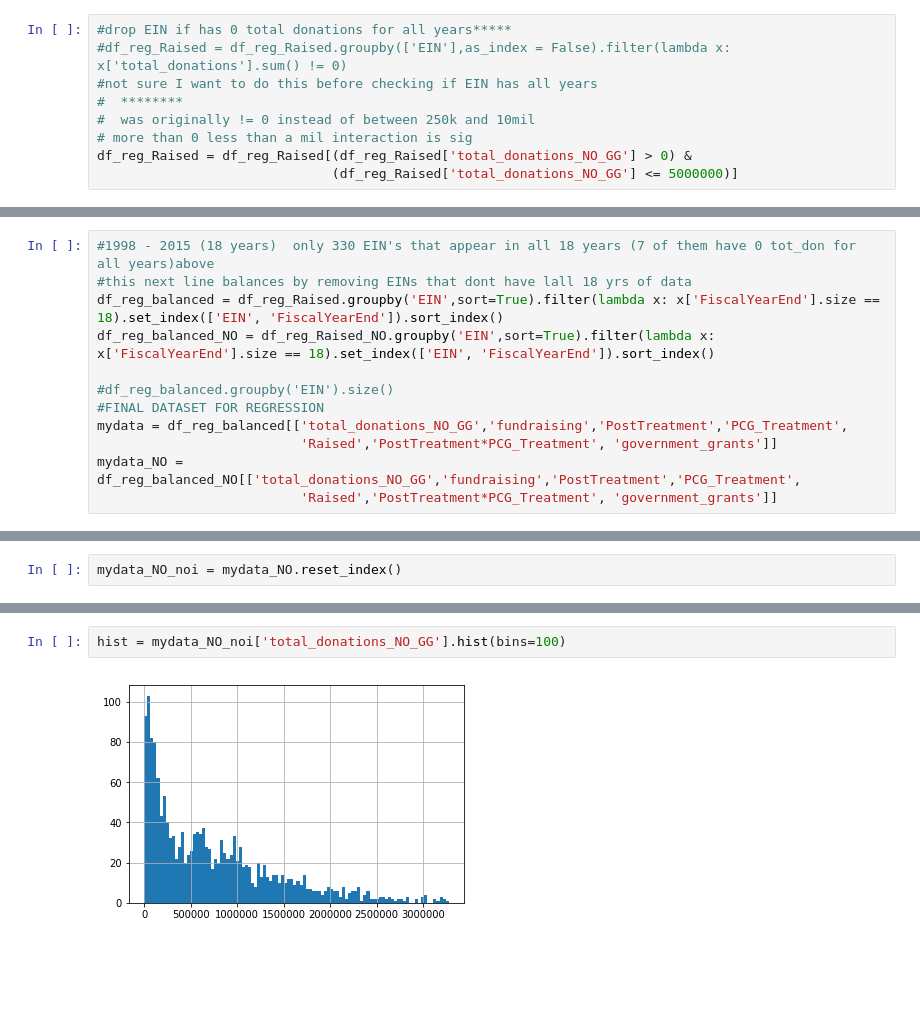
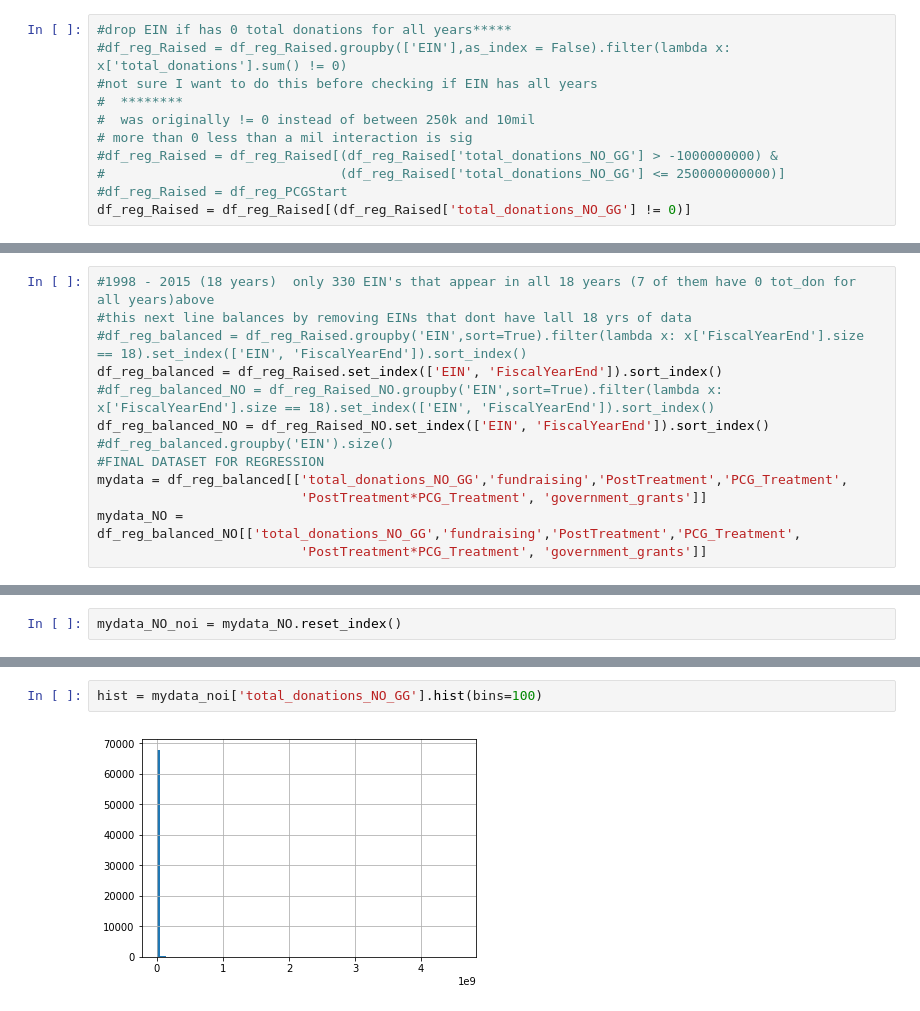
Before and after one commit to Cmorse15/560Project, a Jupyter notebook: InitialRegression.ipynb, the cells around one changed output, grey strips where cells are left out. Cells and saved outputs as stored; diff of their text form; blank space fills up the shorter version.

```diff
--- a/InitialRegression.ipynb
+++ b/InitialRegression.ipynb
@@ -91,8 +91,10 @@ df_reg_Raised = pd.merge(df_reg_PCGStart,df_PCG_Raised, on = ['EIN', 'FiscalYear
 #  ********
 #  was originally != 0 instead of between 250k and 10mil
 # more than 0 less than a mil interaction is sig
-df_reg_Raised = df_reg_Raised[(df_reg_Raised['total_donations_NO_GG'] > 0) &
-                              (df_reg_Raised['total_donations_NO_GG'] <= 5000000)]
+#df_reg_Raised = df_reg_Raised[(df_reg_Raised['total_donations_NO_GG'] > -1000000000) &
+#                              (df_reg_Raised['total_donations_NO_GG'] <= 250000000000)]
+#df_reg_Raised = df_reg_PCGStart
+df_reg_Raised = df_reg_Raised[(df_reg_Raised['total_donations_NO_GG'] != 0)]
 # %%
 #df_reg_Raised.groupby('EIN',sort=True).filter(lambda x: x['FiscalYearEnd'].size == 18).groupby('EIN')['total_donations'].sum().value_counts()
 # %%
@@ -117,15 +109,16 @@ df_reg_Raised_NO = df_reg_Raised[
 # %%
 #1998 - 2015 (18 years)  only 330 EIN's that appear in all 18 years (7 of them have 0 tot_don for all years)above
 #this next line balances by removing EINs that dont have lall 18 yrs of data
-df_reg_balanced = df_reg_Raised.groupby('EIN',sort=True).filter(lambda x: x['FiscalYearEnd'].size == 18).set_index(['EIN', 'FiscalYearEnd']).sort_index()
-df_reg_balanced_NO = df_reg_Raised_NO.groupby('EIN',sort=True).filter(lambda x: x['FiscalYearEnd'].size == 18).set_index(['EIN', 'FiscalYearEnd']).sort_index()
-
+#df_reg_balanced = df_reg_Raised.groupby('EIN',sort=True).filter(lambda x: x['FiscalYearEnd'].size == 18).set_index(['EIN', 'FiscalYearEnd']).sort_index()
+df_reg_balanced = df_reg_Raised.set_index(['EIN', 'FiscalYearEnd']).sort_index()
+#df_reg_balanced_NO = df_reg_Raised_NO.groupby('EIN',sort=True).filter(lambda x: x['FiscalYearEnd'].size == 18).set_index(['EIN', 'FiscalYearEnd']).sort_index()
+df_reg_balanced_NO = df_reg_Raised_NO.set_index(['EIN', 'FiscalYearEnd']).sort_index()
 #df_reg_balanced.groupby('EIN').size()
 #FINAL DATASET FOR REGRESSION
 mydata = df_reg_balanced[['total_donations_NO_GG','fundraising','PostTreatment','PCG_Treatment',
-                          'Raised','PostTreatment*PCG_Treatment', 'government_grants']]
+                          'PostTreatment*PCG_Treatment', 'government_grants']]
 mydata_NO = df_reg_balanced_NO[['total_donations_NO_GG','fundraising','PostTreatment','PCG_Treatment',
-                          'Raised','PostTreatment*PCG_Treatment', 'government_grants']]
+                          'PostTreatment*PCG_Treatment', 'government_grants']]
 # %%
 #regression
 #year effect becomes collinear with postTreatment - all posttreatment correspond to 2008
@@ -222,7 +215,7 @@ bp = mydata_NO_noi[mydata_NO_noi['PCG_Treatment'] == 0].boxplot(column='total_do
 # %%
-hist = mydata_NO_noi['total_donations_NO_GG'].hist(bins=100)
+hist = mydata_noi['total_donations_NO_GG'].hist(bins=100)
 # %% [output]
-[figure, old version]
+[figure, new version]
 # %%
 mydata_NO_noi['total_donations_NO_GG'].describe()
 # %% [output]
```
Also changed, not shown: parts of 18 cells of this notebook, 4 other files.
